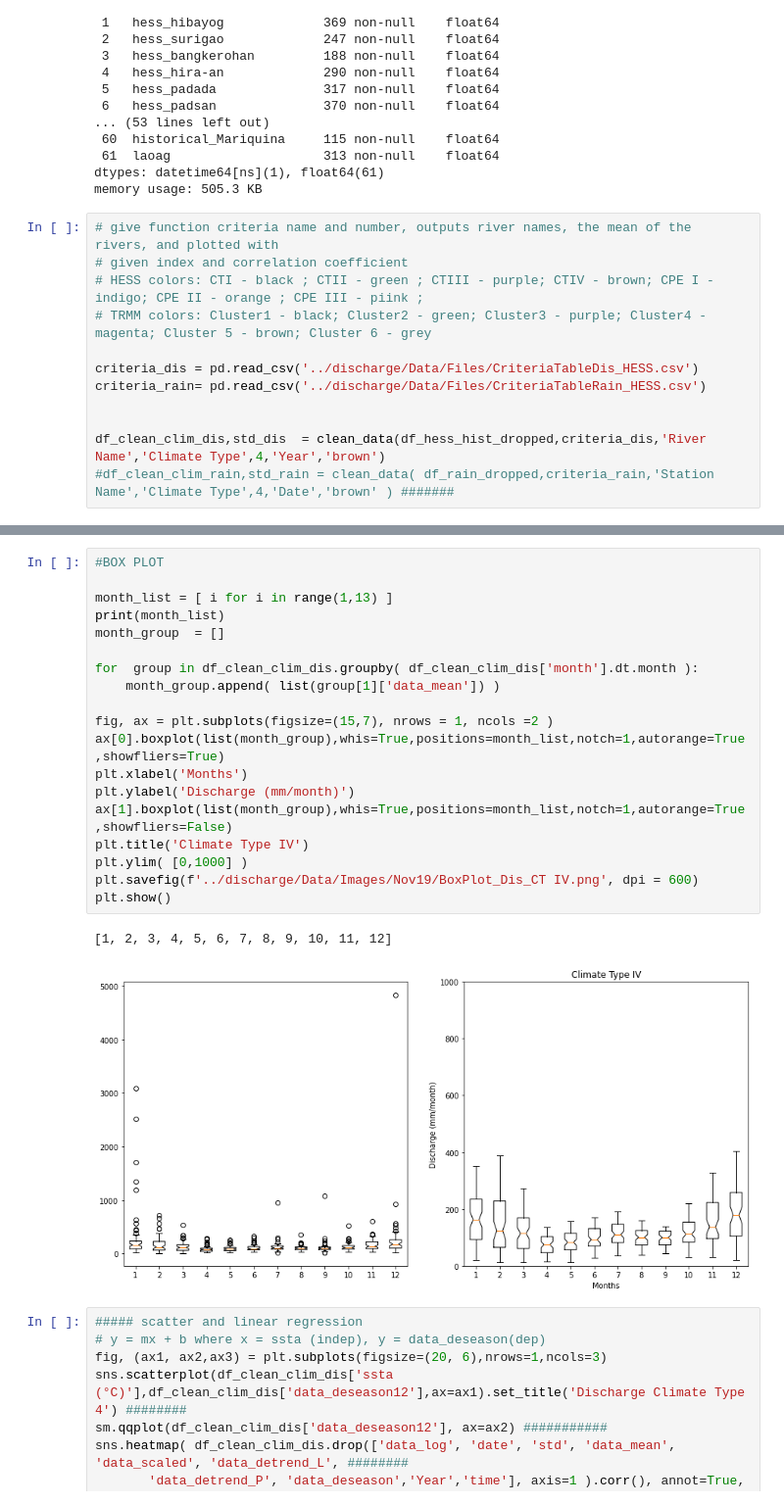
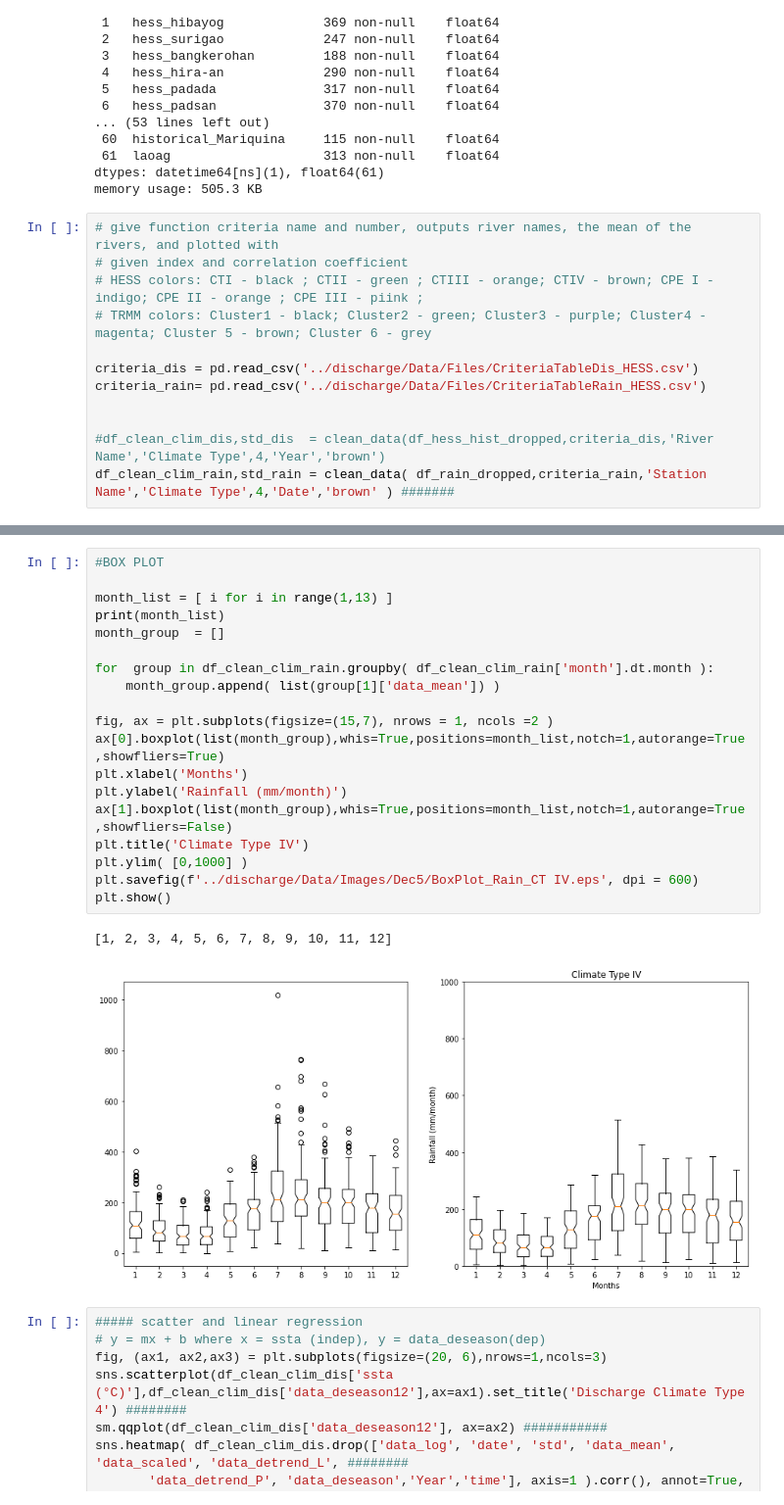
Before and after one commit to nsekhon91/discharge, a Jupyter notebook: ENSO.ipynb, the cells around one changed output, grey strips where cells are left out. Shown: that part at 98% size. Cells and saved outputs as stored; diff of their text form.

```diff
--- a/ENSO.ipynb
+++ b/ENSO.ipynb
@@ -722,12 +754,12 @@ memory usage: 505.3 KB
 # %%
 # give function criteria name and number, outputs river names, the mean of the rivers, and plotted with
 # given index and correlation coefficient
-# HESS colors: CTI - black ; CTII - green ; CTIII - purple; CTIV - brown; CPE I - indigo; CPE II - orange ; CPE III - piink ;
+# HESS colors: CTI - black ; CTII - green ; CTIII - orange; CTIV - brown; CPE I - indigo; CPE II - orange ; CPE III - piink ;
 # TRMM colors: Cluster1 - black; Cluster2 - green; Cluster3 - purple; Cluster4 - magenta; Cluster 5 - brown; Cluster 6 - grey
 
 criteria_dis = pd.read_csv('../discharge/Data/Files/CriteriaTableDis_HESS.csv')
 criteria_rain= pd.read_csv('../discharge/Data/Files/CriteriaTableRain_HESS.csv')
 
 
-df_clean_clim_dis,std_dis  = clean_data(df_hess_hist_dropped,criteria_dis,'River Name','Climate Type',4,'Year','brown')
-#df_clean_clim_rain,std_rain = clean_data( df_rain_dropped,criteria_rain,'Station Name','Climate Type',4,'Date','brown' ) #######
+#df_clean_clim_dis,std_dis  = clean_data(df_hess_hist_dropped,criteria_dis,'River Name','Climate Type',4,'Year','brown')
+df_clean_clim_rain,std_rain = clean_data( df_rain_dropped,criteria_rain,'Station Name','Climate Type',4,'Date','brown' ) #######
@@ -744,25 +766,25 @@ n=23
 # %%
 #BOX PLOT
 
 month_list = [ i for i in range(1,13) ]
 print(month_list)
 month_group  = []
 
-for  group in df_clean_clim_dis.groupby( df_clean_clim_dis['month'].dt.month ):
+for  group in df_clean_clim_rain.groupby( df_clean_clim_rain['month'].dt.month ):
     month_group.append( list(group[1]['data_mean']) )
 
 fig, ax = plt.subplots(figsize=(15,7), nrows = 1, ncols =2 )
 ax[0].boxplot(list(month_group),whis=True,positions=month_list,notch=1,autorange=True,showfliers=True)
 plt.xlabel('Months')
-plt.ylabel('Discharge (mm/month)')
+plt.ylabel('Rainfall (mm/month)')
 ax[1].boxplot(list(month_group),whis=True,positions=month_list,notch=1,autorange=True,showfliers=False)
 plt.title('Climate Type IV')
 plt.ylim( [0,1000] )
-plt.savefig(f'../discharge/Data/Images/Nov19/BoxPlot_Dis_CT IV.png', dpi = 600)
+plt.savefig(f'../discharge/Data/Images/Dec5/BoxPlot_Rain_CT IV.eps', dpi = 600)
 plt.show()
 # %% [output]
 [1, 2, 3, 4, 5, 6, 7, 8, 9, 10, 11, 12]
-[figure, old version]
+[figure, new version]
 # %%
 ##### scatter and linear regression
 # y = mx + b where x = ssta (indep), y = data_deseason(dep)
```
Also changed, not shown: parts of 5 cells of this notebook.
